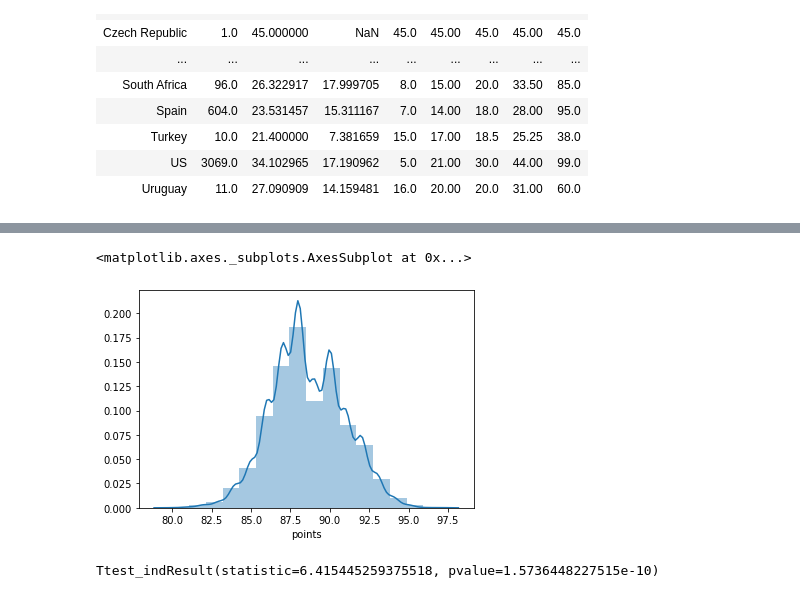
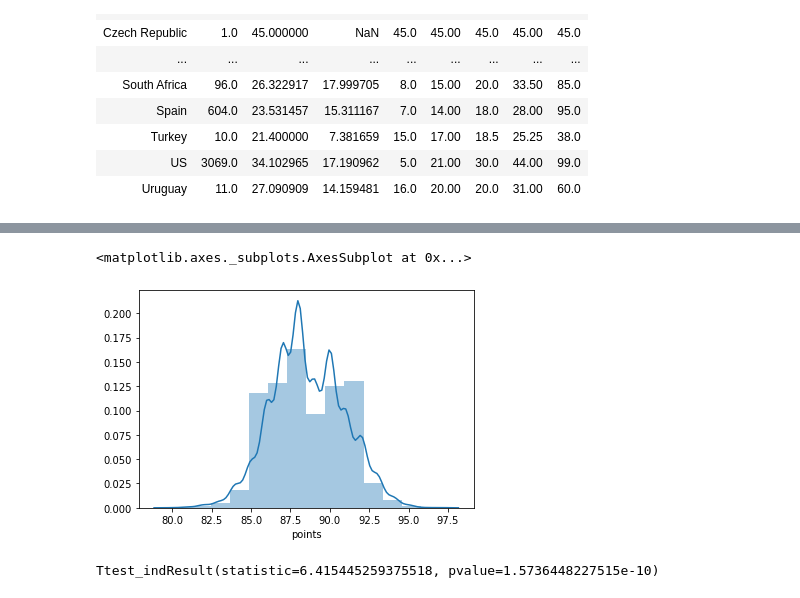
Before and after one commit to nzauner/Wine_Project, a Jupyter notebook: Clean_Wine_Data.ipynb, the cells around one changed output, grey strips where cells are left out. Saved outputs shown, nothing was run; the diff lists cells and outputs as text; code cells hidden in the pictures.

```diff
--- a/Clean_Wine_Data.ipynb
+++ b/Clean_Wine_Data.ipynb
@@ -143,10 +143,10 @@ pop_mean = winemag_data.points.mean()
 # %%
 pop_std = winemag_data.points.std()
 # %%
-sns.distplot(winemag_data['points'], bins=16)
+sns.distplot(winemag_data['points'], bins=14)
 # %% [output]
 <matplotlib.axes._subplots.AxesSubplot at 0x...>
-[figure, old version]
+[figure, new version]
 # %%
 pop_mean = pop_mean
 sample_data = us_wine['points']
```
Also changed, not shown: parts of 12 cells of this notebook, 4 other files.
